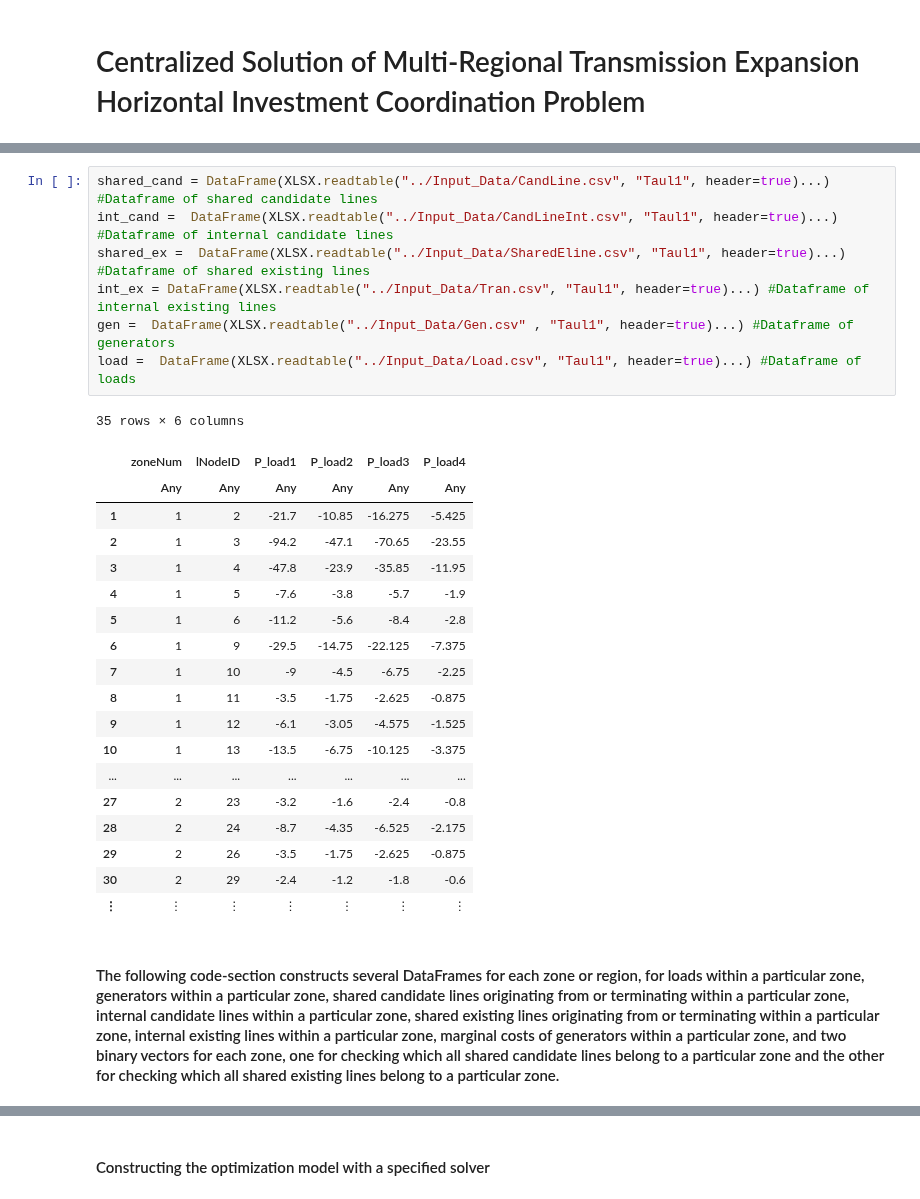
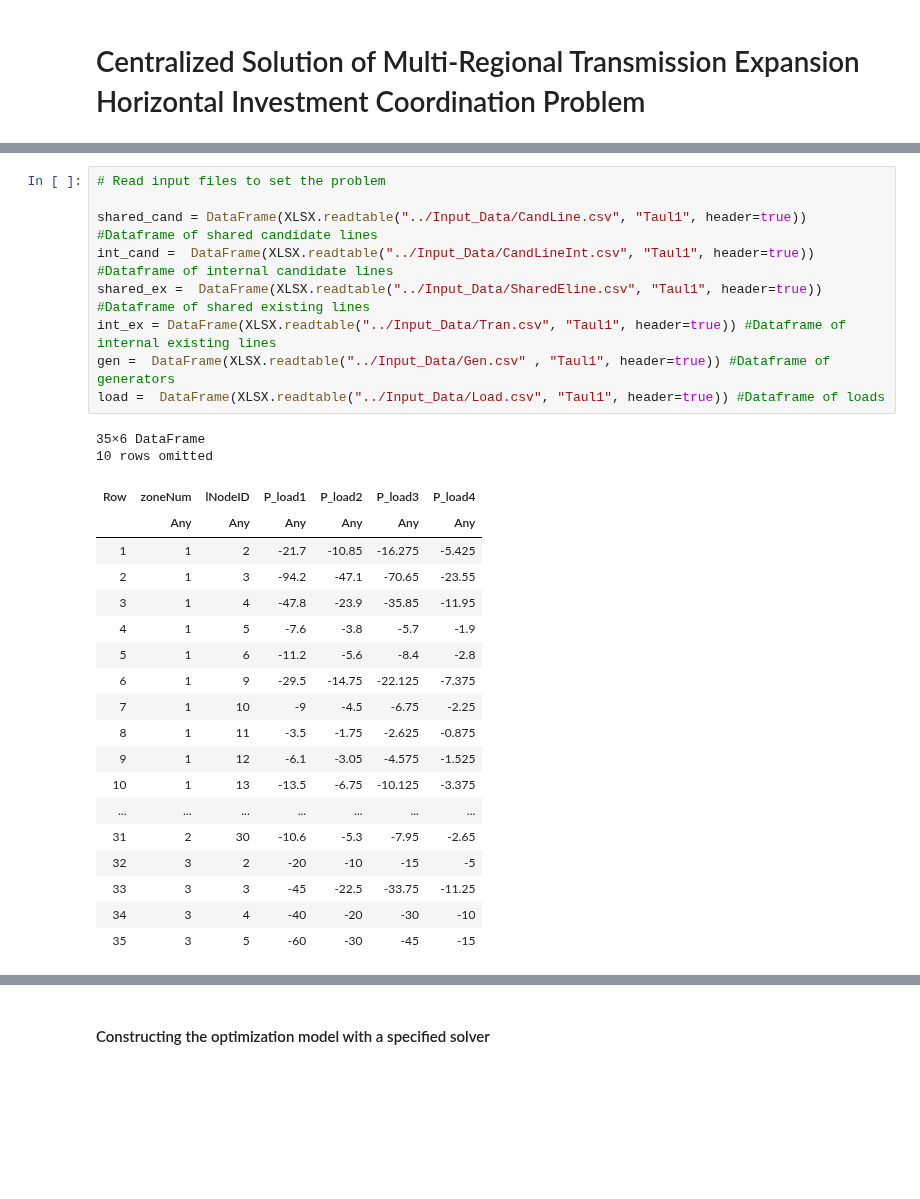
Before and after one commit to sambuddhac/Horizontal_Proper, a Jupyter notebook: Example/Centralized_with_angle_limit (1).ipynb, the cells around one changed output, grey strips where cells are left out. Saved outputs shown, nothing was run; the diff lists cells and outputs as text; blank space fills up the shorter version.

```diff
--- a/Example/Centralized_with_angle_limit (1).ipynb
+++ b/Example/Centralized_with_angle_limit (1).ipynb
@@ -17,13 +32,16 @@ using DataFrames
 # %%
-shared_cand = DataFrame(XLSX.readtable("../Input_Data/CandLine.csv", "Taul1", header=true)...) #Dataframe of shared candidate lines
-int_cand =  DataFrame(XLSX.readtable("../Input_Data/CandLineInt.csv", "Taul1", header=true)...) #Dataframe of internal candidate lines
-shared_ex =  DataFrame(XLSX.readtable("../Input_Data/SharedEline.csv", "Taul1", header=true)...) #Dataframe of shared existing lines
-int_ex = DataFrame(XLSX.readtable("../Input_Data/Tran.csv", "Taul1", header=true)...) #Dataframe of internal existing lines
-gen =  DataFrame(XLSX.readtable("../Input_Data/Gen.csv" , "Taul1", header=true)...) #Dataframe of generators
-load =  DataFrame(XLSX.readtable("../Input_Data/Load.csv", "Taul1", header=true)...) #Dataframe of loads
+# Read input files to set the problem
+
+shared_cand = DataFrame(XLSX.readtable("../Input_Data/CandLine.csv", "Taul1", header=true)) #Dataframe of shared candidate lines
+int_cand =  DataFrame(XLSX.readtable("../Input_Data/CandLineInt.csv", "Taul1", header=true)) #Dataframe of internal candidate lines
+shared_ex =  DataFrame(XLSX.readtable("../Input_Data/SharedEline.csv", "Taul1", header=true)) #Dataframe of shared existing lines
+int_ex = DataFrame(XLSX.readtable("../Input_Data/Tran.csv", "Taul1", header=true)) #Dataframe of internal existing lines
+gen =  DataFrame(XLSX.readtable("../Input_Data/Gen.csv" , "Taul1", header=true)) #Dataframe of generators
+load =  DataFrame(XLSX.readtable("../Input_Data/Load.csv", "Taul1", header=true)) #Dataframe of loads
 # %% [output]
-35 rows × 6 columns
+35×6 DataFrame
+10 rows omitted
-|  | zoneNum | lNodeID | P_load1 | P_load2 | P_load3 | P_load4 |
+| Row | zoneNum | lNodeID | P_load1 | P_load2 | P_load3 | P_load4 |
 |  | Any | Any | Any | Any | Any | Any |
 | 1 | 1 | 2 | -21.7 | -10.85 | -16.275 | -5.425 |
 | 2 | 1 | 3 | -94.2 | -47.1 | -70.65 | -23.55 |
@@ -36,11 +54,9 @@ load =  DataFrame(XLSX.readtable("../Input_Data/Load.csv", "Taul1", header=true)
 | 9 | 1 | 12 | -6.1 | -3.05 | -4.575 | -1.525 |
 | 10 | 1 | 13 | -13.5 | -6.75 | -10.125 | -3.375 |
 | ... | ... | ... | ... | ... | ... | ... |
-| 27 | 2 | 23 | -3.2 | -1.6 | -2.4 | -0.8 |
-| 28 | 2 | 24 | -8.7 | -4.35 | -6.525 | -2.175 |
-| 29 | 2 | 26 | -3.5 | -1.75 | -2.625 | -0.875 |
-| 30 | 2 | 29 | -2.4 | -1.2 | -1.8 | -0.6 |
-| ⋮ | ⋮ | ⋮ | ⋮ | ⋮ | ⋮ | ⋮ |
+| 31 | 2 | 30 | -10.6 | -5.3 | -7.95 | -2.65 |
+| 32 | 3 | 2 | -20 | -10 | -15 | -5 |
+| 33 | 3 | 3 | -45 | -22.5 | -33.75 | -11.25 |
+| 34 | 3 | 4 | -40 | -20 | -30 | -10 |
+| 35 | 3 | 5 | -60 | -30 | -45 | -15 |
-# %% [markdown]
-#### The following code-section constructs several DataFrames for each zone or region, for loads within a particular zone, generators within a particular zone, shared candidate lines originating from or terminating within a particular zone, internal candidate lines within a particular zone, shared existing lines originating from or terminating within a particular zone, internal existing lines within a particular zone, marginal costs of generators within a particular zone, and two binary vectors for each zone, one for checking which all shared candidate lines belong to a particular zone and the other for checking which all shared existing lines belong to a particular zone.
 # %%
```
Also changed, not shown: parts of 5 cells of this notebook.
